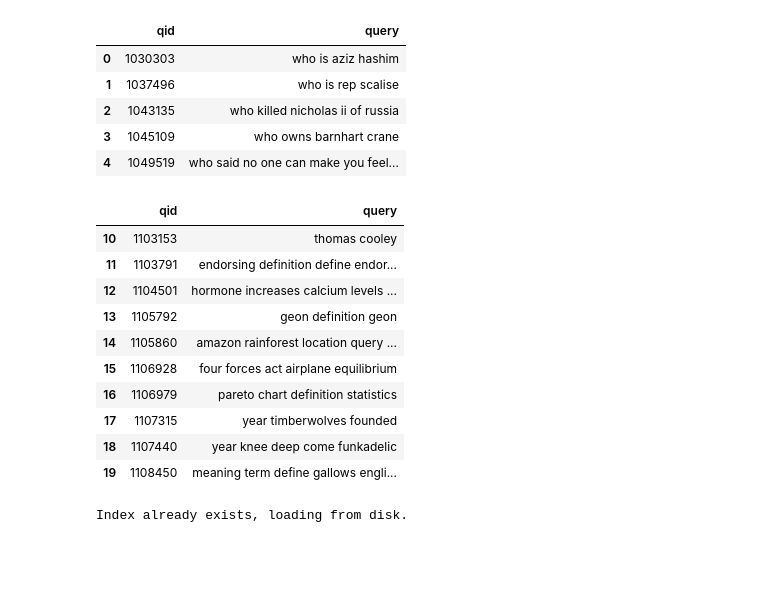
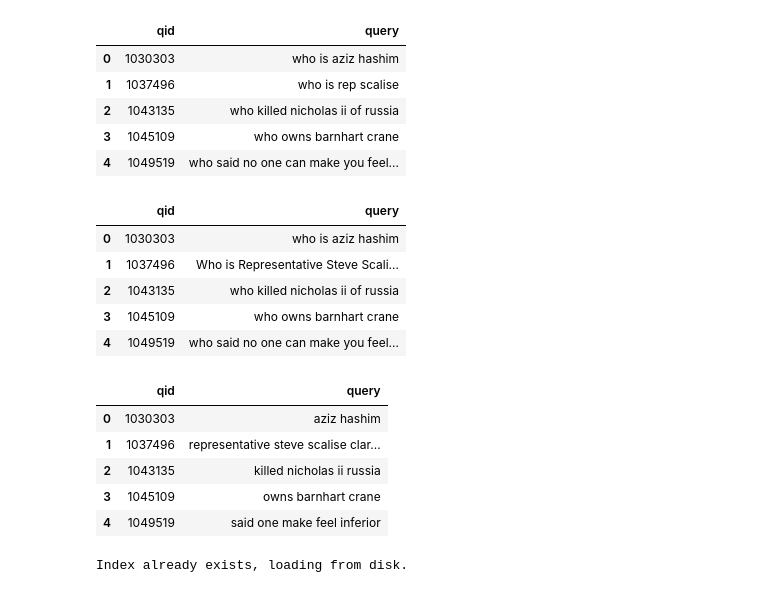
Before and after one commit to zowie128/IR-project, a Jupyter notebook: final_submission_project.ipynb, the cells around one changed output. Saved outputs shown, nothing was run; the diff lists cells and outputs as text; code cells hidden in the pictures; blank space fills up the shorter version.

```diff
--- a/final_submission_project.ipynb
+++ b/final_submission_project.ipynb
@@ -216,35 +258,23 @@ We have 96 queries to rewrite.
 rewritten_queries = load_data_from_file(rewritten_queries_path)
 if rewritten_queries is None:
     rewritten_queries = []
-    query_rewriter = RewriteQueries("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")
-    for original_query, _ in queries_to_rewrite:  # original_query is a tuple (qid, query_text)
+    # query_rewriter = RewriteQueries("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")
+    query_rewriter = RewriteQueries("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")
+    t = tqdm(queries_to_rewrite, total=len(queries_to_rewrite), desc="Rewriting queries") # tqdm is used to display a progress bar
+
+    for i, (original_query, _) in enumerate(t):  # original_query is a tuple (qid, query_text)
         qid, query_text = original_query  # Unpack the original_query tuple
         response = query_rewriter.query(query_text)  # Pass only query_text for rewriting
         if response and isinstance(response, list) and 'generated_text' in response[0]:
             generated_text = response[0]['generated_text']
             rewritten_queries.append({'original_query': original_query, 'generated_text': generated_text})
+        # elif response and 'error' in response:
+        #     print(f"Error occurred while rewriting query {qid}: {response['error']}")
+        #     break
+
+        t.set_postfix_str(f"Query {i + 1}/{len(queries_to_rewrite)}")
     save_data_to_file(rewritten_queries, rewritten_queries_path)
+
+# Process the rewritten queries with the original query included
+cleaned_queries = [(query['original_query'], preprocess_rewritten_query(query)) for query in rewritten_queries]
+save_data_to_file(cleaned_queries, 'cleaned_queries.json')
-# %%
-# Process the rewritten queries with the original query included
-cleaned_queries = [(query['original_query'], preprocess_rewritten_queries([query])[0]) for query in rewritten_queries]
-
-with open('cleaned_queries_with_original.json', 'w') as f:
-    json.dump(cleaned_queries, f)
-
-for original_query, cleaned_query in cleaned_queries:
-    preprocessed_query = preprocess_query(cleaned_query)
-    final_query = remove_redundancy(preprocessed_query)
-
-
-# output the final queries to a JSON file
-with open('final_queries.json', 'w') as f:
-    json.dump(cleaned_queries, f)
-
-
-# Load the final queries with original and rewritten versions
-with open('final_queries.json', 'r') as f:
-    queries_data = json.load(f)
-
-# Load the cleaned and potentially rewritten queries
-with open('cleaned_queries_with_original.json', 'r') as f:
-    cleaned_queries = json.load(f)
@@ -294,23 +418,27 @@ merged_df = merged_df.drop(columns=['original', 'original_y'], errors='ignore')
 
 # rename the rewritten column to query
 rewritten_queries_df = merged_df.rename(columns={'rewritten': 'query'})
+
+rewritten_queries_df.head()
+# %% [output]
+|  | qid | query |
+| 0 | 1030303 | who is aziz hashim |
+| 1 | 1037496 | Who is Representative Steve Scali... |
+| 2 | 1043135 | who killed nicholas ii of russia |
+| 3 | 1045109 | who owns barnhart crane |
+| 4 | 1049519 | who said no one can make you feel... |
 # %%
 # use preprocess_query_final on the 'query' column of rewritten_queries_df
 rewritten_queries_df['query'] = rewritten_queries_df['query'].apply(preprocess_query_final, stop_words=stop_words)
 
-rewritten_queries_df[10:20]
+rewritten_queries_df[:5].head()
 # %% [output]
 |  | qid | query |
-| 10 | 1103153 | thomas cooley |
-| 11 | 1103791 | endorsing definition define endor... |
-| 12 | 1104501 | hormone increases calcium levels ... |
-| 13 | 1105792 | geon definition geon |
-| 14 | 1105860 | amazon rainforest location query ... |
-| 15 | 1106928 | four forces act airplane equilibrium |
-| 16 | 1106979 | pareto chart definition statistics |
-| 17 | 1107315 | year timberwolves founded |
-| 18 | 1107440 | year knee deep come funkadelic |
-| 19 | 1108450 | meaning term define gallows engli... |
+| 0 | 1030303 | aziz hashim |
+| 1 | 1037496 | representative steve scalise clar... |
+| 2 | 1043135 | killed nicholas ii russia |
+| 3 | 1045109 | owns barnhart crane |
+| 4 | 1049519 | said one make feel inferior |
 # %%
 index_location = str(Path("index").absolute())
 index_exists = os.path.isfile(
```
Also changed, not shown: parts of 10 cells of this notebook, 21 other files.
